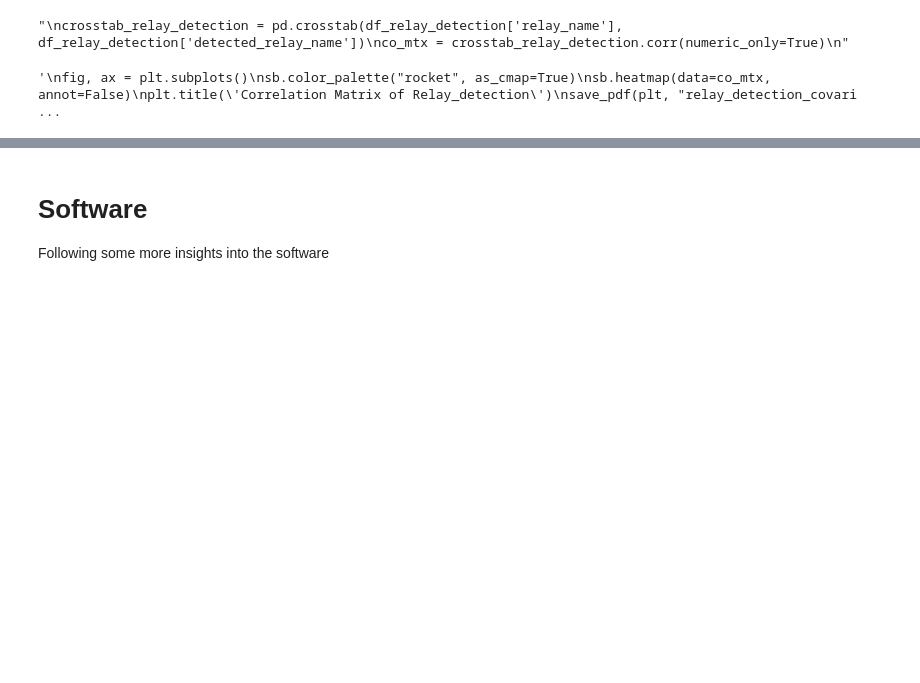
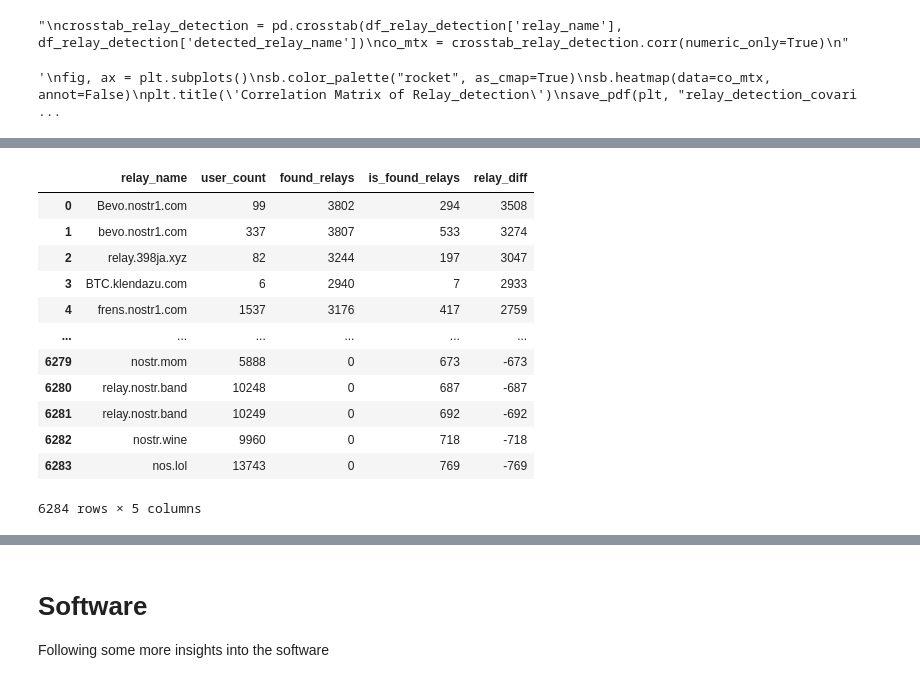
Before and after one commit to SEG-UNIBE/artio-insight, a Jupyter notebook: notebooks/artio.ipynb, the cells around one changed output, grey strips where cells are left out. Cells and saved outputs as stored; diff of their text form; code cells hidden in the pictures; blank space fills up the shorter version.

```diff
--- a/notebooks/artio.ipynb
+++ b/notebooks/artio.ipynb
@@ -302,0 +337,34 @@ plt.show()
+# %%
+%%sql
+-- Relay with users
+SELECT r1.relay_name,
+       COALESCE(COUNT(DISTINCT ru.user_id), 0)                                  AS user_count,
+       COALESCE(rfinds.found_relays, 0)                                         AS found_relays,
+       COALESCE(risfound.is_found_relays, 0)                                    AS is_found_relays,
+       COALESCE(rfinds.found_relays, 0) - COALESCE(risfound.is_found_relays, 0) AS relay_diff
+FROM udm.relay r1
+         LEFT JOIN udm.relayuser ru ON r1.relay_id = ru.relay_id
+         LEFT JOIN (SELECT COUNT(DISTINCT detected_relay_id) AS found_relays, relay_id
+                    FROM udm.relaydetection
+                    GROUP BY relay_id) AS rfinds
+                   ON r1.relay_id = rfinds.relay_id
+         LEFT JOIN (SELECT COUNT(DISTINCT relay_id) AS is_found_relays, detected_relay_id
+                    FROM udm.relaydetection
+                    GROUP BY detected_relay_id) AS risfound
+                   ON r1.relay_id = risfound.detected_relay_id
+GROUP BY r1.relay_name, found_relays, is_found_relays
+ORDER BY relay_diff DESC
+# %% [output]
+|  | relay_name | user_count | found_relays | is_found_relays | relay_diff |
+| 0 | Bevo.nostr1.com | 99 | 3802 | 294 | 3508 |
+| 1 | bevo.nostr1.com | 337 | 3807 | 533 | 3274 |
+| 2 | relay.398ja.xyz | 82 | 3244 | 197 | 3047 |
+| 3 | BTC.klendazu.com | 6 | 2940 | 7 | 2933 |
+| 4 | frens.nostr1.com | 1537 | 3176 | 417 | 2759 |
+| ... | ... | ... | ... | ... | ... |
+| 6279 | nostr.mom | 5888 | 0 | 673 | -673 |
+| 6280 | relay.nostr.band | 10248 | 0 | 687 | -687 |
+| 6281 | relay.nostr.band | 10249 | 0 | 692 | -692 |
+| 6282 | nostr.wine | 9960 | 0 | 718 | -718 |
+| 6283 | nos.lol | 13743 | 0 | 769 | -769 |
+6284 rows × 5 columns
```
Also changed, not shown: parts of 22 cells of this notebook.
